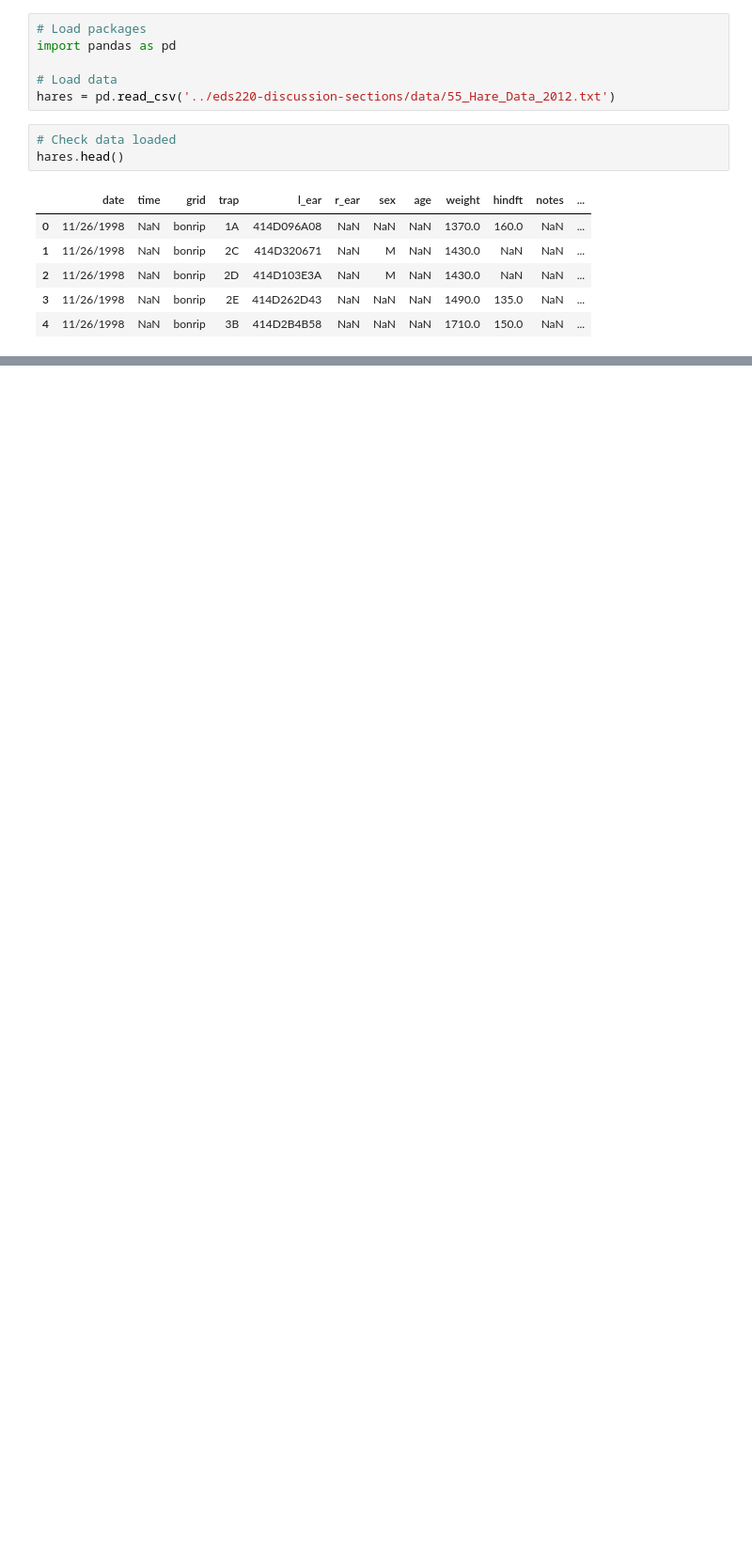
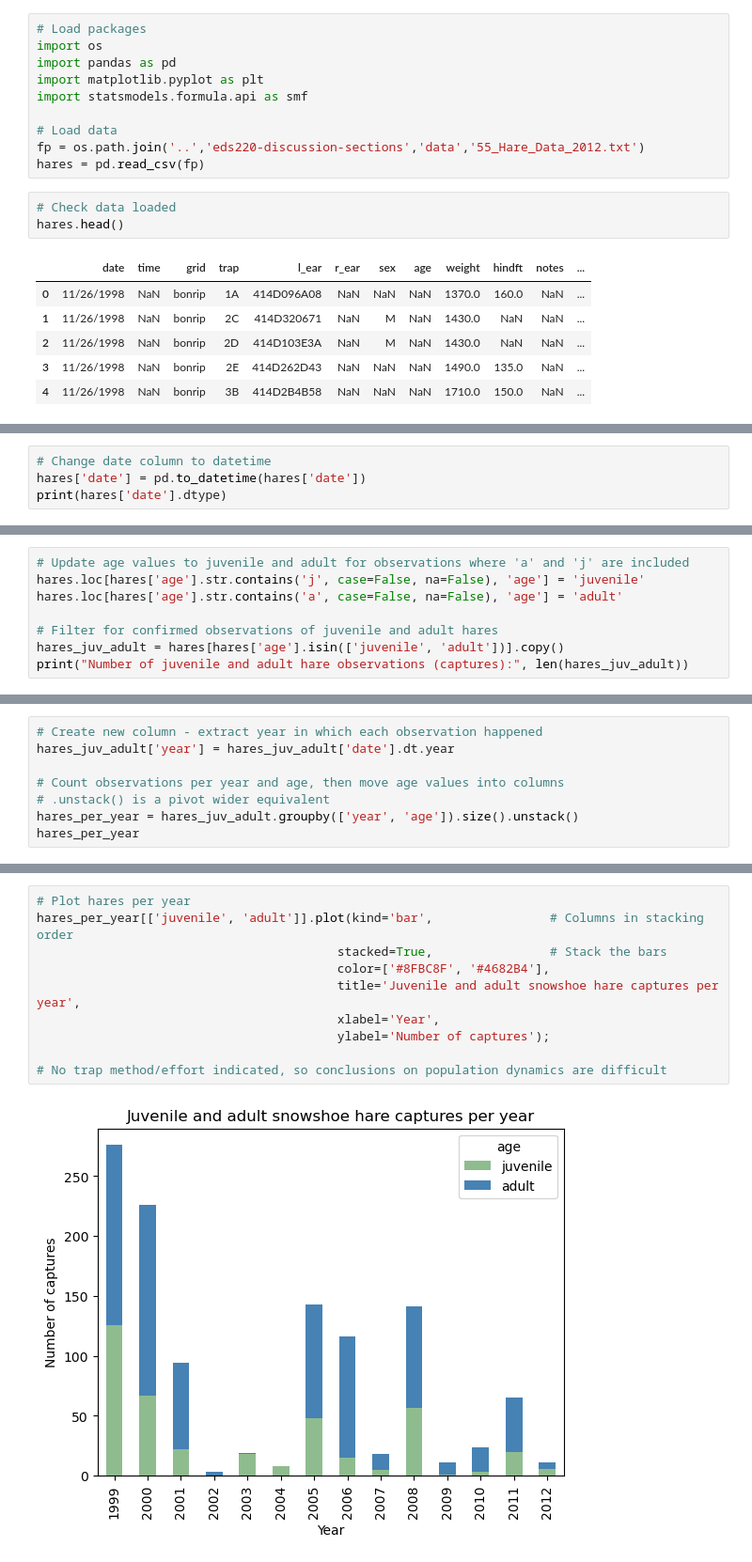
Before and after one commit to ssoriano22/eds220-in-class, a Jupyter notebook: week-4-linear-regression.ipynb, the cells around one changed output, grey strips where cells are left out. Shown at 94% size. Cells and saved outputs as stored; diff of their text form; blank space fills up the shorter version.

```diff
--- a/week-4-linear-regression.ipynb
+++ b/week-4-linear-regression.ipynb
@@ -3,9 +5,13 @@
 # %%
 # Load packages
+import os
 import pandas as pd
+import matplotlib.pyplot as plt
+import statsmodels.formula.api as smf
 
 # Load data
-hares = pd.read_csv('../eds220-discussion-sections/data/55_Hare_Data_2012.txt')
+fp = os.path.join('..','eds220-discussion-sections','data','55_Hare_Data_2012.txt')
+hares = pd.read_csv(fp)
 # %%
 # Check data loaded
 hares.head()
@@ -18,0 +46,4 @@ hares.head()
+# %%
+# Change date column to datetime
+hares['date'] = pd.to_datetime(hares['date'])
+print(hares['date'].dtype)
@@ -18,0 +77,8 @@ hares.head()
+# %%
+# Update age values to juvenile and adult for observations where 'a' and 'j' are included
+hares.loc[hares['age'].str.contains('j', case=False, na=False), 'age'] = 'juvenile'
+hares.loc[hares['age'].str.contains('a', case=False, na=False), 'age'] = 'adult'
+
+# Filter for confirmed observations of juvenile and adult hares
+hares_juv_adult = hares[hares['age'].isin(['juvenile', 'adult'])].copy()
+print("Number of juvenile and adult hare observations (captures):", len(hares_juv_adult))
@@ -18,0 +87,8 @@ hares.head()
+# %%
+# Create new column - extract year in which each observation happened
+hares_juv_adult['year'] = hares_juv_adult['date'].dt.year
+
+# Count observations per year and age, then move age values into columns
+# .unstack() is a pivot wider equivalent
+hares_per_year = hares_juv_adult.groupby(['year', 'age']).size().unstack()
+hares_per_year
@@ -18,0 +112,12 @@ hares.head()
+# %%
+# Plot hares per year
+hares_per_year[['juvenile', 'adult']].plot(kind='bar',                # Columns in stacking order
+                                         stacked=True,                # Stack the bars
+                                         color=['#8FBC8F', '#4682B4'],
+                                         title='Juvenile and adult snowshoe hare captures per year',
+                                         xlabel='Year',
+                                         ylabel='Number of captures');
+
+# No trap method/effort indicated, so conclusions on population dynamics are difficult
+# %% [output]
+[figure, added]
```
Also changed, not shown: parts of 24 cells of this notebook.
